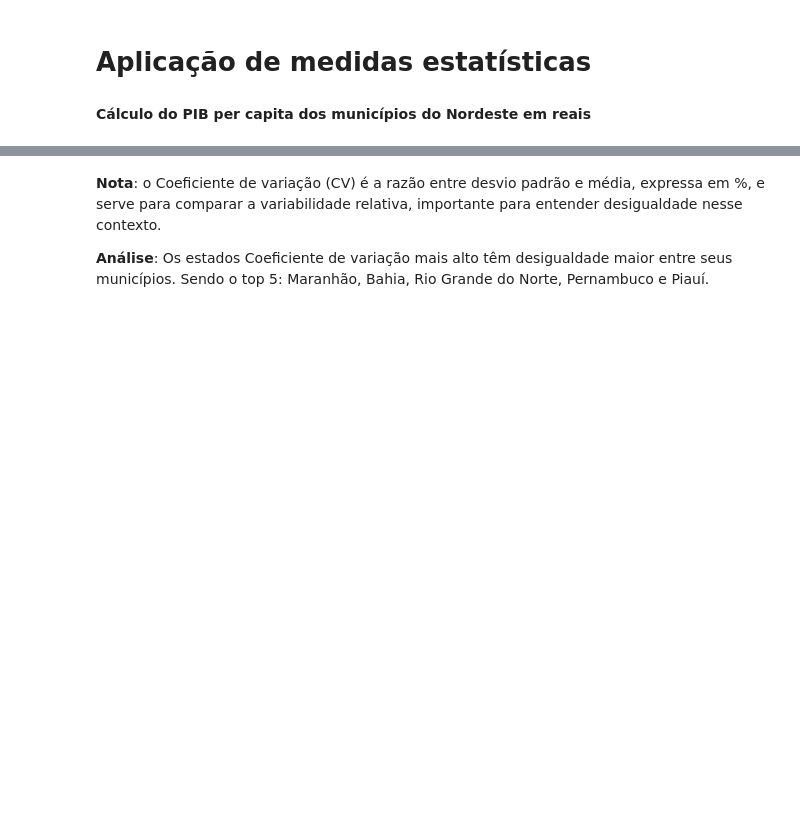
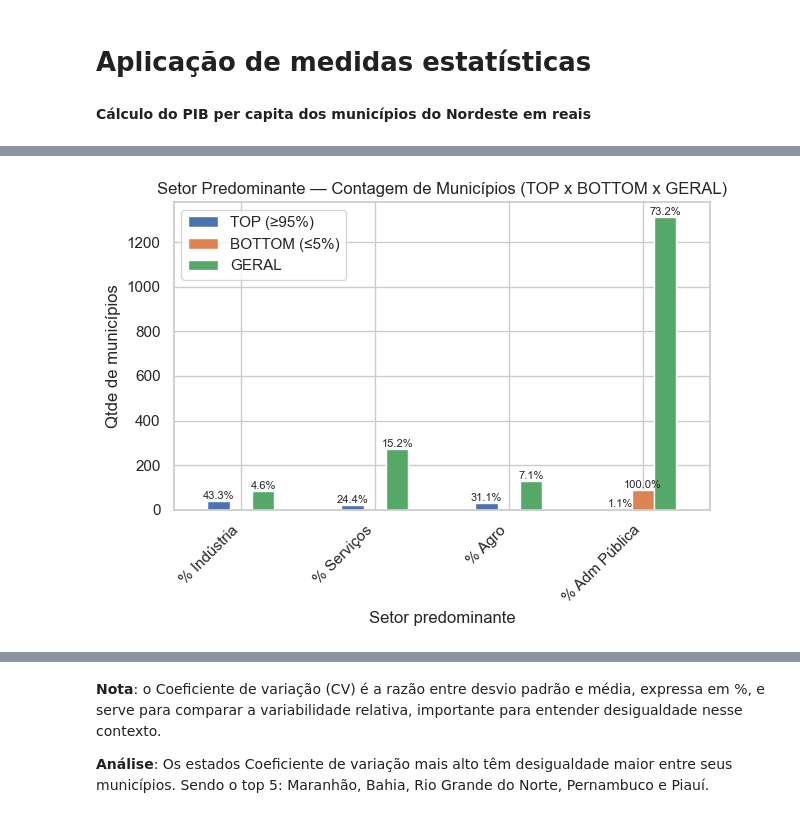
Before and after one commit to duddanobre/sidra-nordeste, a Jupyter notebook: nordeste.ipynb, the cells around one changed output, grey strips where cells are left out. Drawn from its saved outputs; the diff is of its cells as text; code cells hidden in the pictures; blank space fills up the shorter version.

```diff
--- a/nordeste.ipynb
+++ b/nordeste.ipynb
@@ -157,0 +339,27 @@ memory usage: 322.4+ KB
+# %%
+# Plot básico
+ax = pred_resumo.plot(kind='bar')
+plt.title('Setor Predominante — Contagem de Municípios (TOP x BOTTOM x GERAL)')
+plt.xlabel('Setor predominante')
+plt.ylabel('Qtde de municípios')
+plt.xticks(rotation=45, ha='right')
+plt.legend(title='')
+plt.tight_layout()
+
+# Adicionar rótulos com percentual
+for container, col in zip(ax.containers, pred_resumo.columns):
+    total = pred_resumo[col].sum()
+    for bar in container:
+        height = bar.get_height()
+        if height > 0:
+            perc = (height / total) * 100
+            ax.text(
+                bar.get_x() + bar.get_width() / 2,   # posição x central
+                height,                              # posição y logo acima da barra
+                f'{perc:.1f}%',                      # formatação percentual
+                ha='center', va='bottom', fontsize=8
+            )
+
+plt.show()
+# %% [output]
+[figure, added]
```
Also changed, not shown: parts of 17 cells of this notebook.
